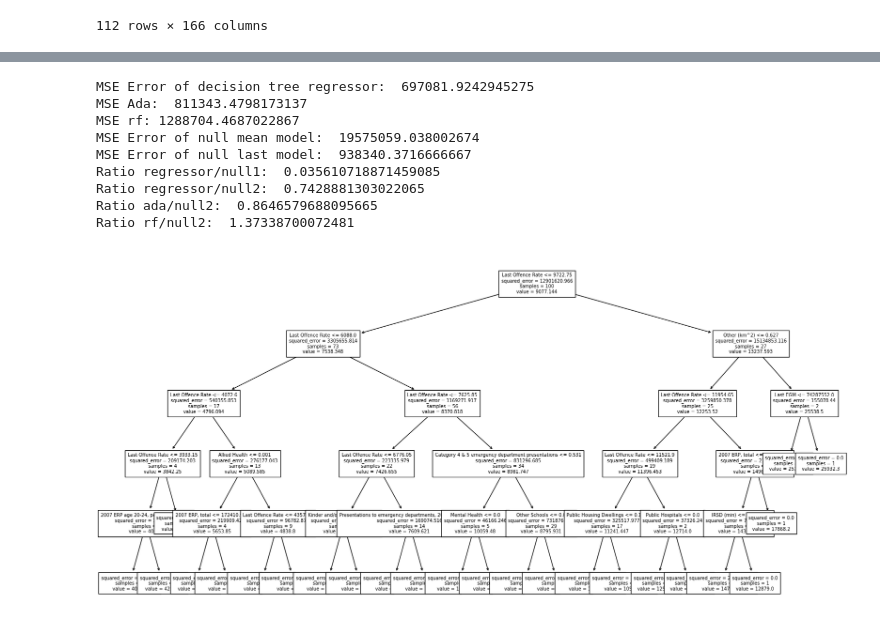
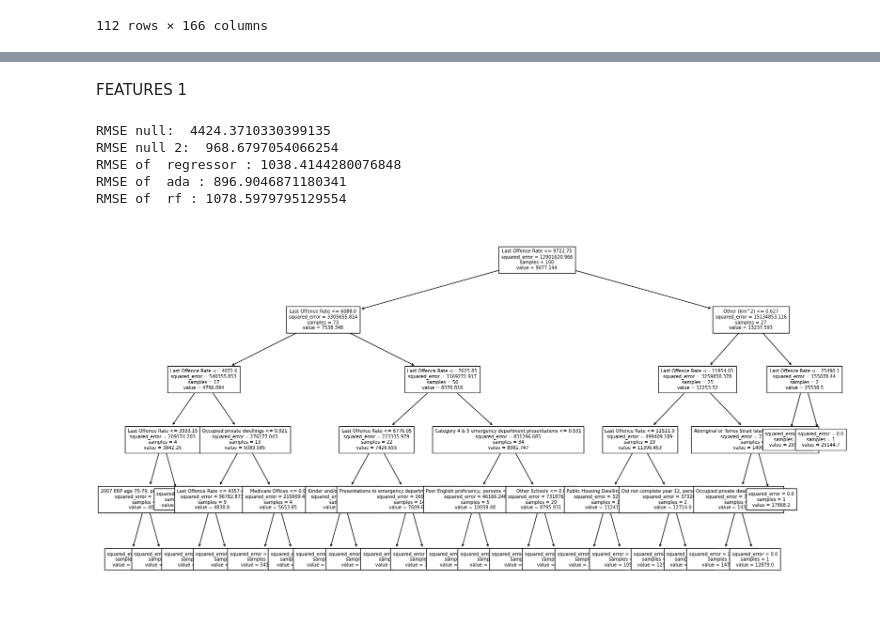
Before and after one commit to khangluong2004/COMP20008_Assignment2, a Jupyter notebook: khang/model.ipynb, the cells around one changed output, grey strips where cells are left out. Drawn from its saved outputs; the diff is of its cells as text; code cells hidden in the pictures.

```diff
--- a/khang/model.ipynb
+++ b/khang/model.ipynb
@@ -87,3 +112,15 @@ modelData
 | 110 | 2015 | 5198.3 | 94.497165 | 1652.413568 | 0.512327 | 0.704602 | ... |
 | 111 | 2015 | 10855.3 | 295.724573 | 5694.101866 | 3.272194 | 4.047691 | ... |
 112 rows × 166 columns
+# %%
+# Add the pca of all attributes (since decision tree doesn't deal with combinations of factor)
+from sklearn.decomposition import PCA
+
+sklearn_pca = PCA(n_components=1)
+X = modelData.drop(columns=["Rate per 100,000 population", "Year"])
+features_pca = sklearn_pca.fit_transform(X)
+
+modelData["pca"] = features_pca
+explained_var = sklearn_pca.explained_variance_ratio_
+print("Variance explained by each PCA feature: ", explained_var)
+print("Total explained: ", sum(explained_var))
@@ -90,3 +130,5 @@ modelData
+# %% [markdown]
+FEATURES 1
 # %%
 def getSplitAttributes(tree_rules: str):
     # Parsing the split attributes
@@ -107,8 +149,13 @@ from sklearn.tree import DecisionTreeRegressor
 from sklearn.ensemble import AdaBoostRegressor
 from sklearn.ensemble import RandomForestRegressor
 
+DEPTH = 5
+
 models = {
-    "regressor":
+    "regressor": DecisionTreeRegressor(max_depth=DEPTH, random_state=1301267),
+    "ada": AdaBoostRegressor(
+        DecisionTreeRegressor(max_depth=DEPTH), n_estimators=400, random_state=1301266),
+    "rf": RandomForestRegressor(n_estimators=100, max_depth=DEPTH)
 }
 # %%
 # Use hold out for now
@@ -125,74 +172,58 @@ from sklearn.metrics import mean_squared_error
 # to construct a new datasets => Train a new tree on top of it
 # At the end, with 300 iterations, around 300 decision trees are built and used for regression
 
-DEPTH = 5
-decisionTreeRegressor = DecisionTreeRegressor(max_depth=DEPTH, random_state=1301267)
-adaboostRegressor = AdaBoostRegressor(
-    DecisionTreeRegressor(max_depth=DEPTH), n_estimators=400, random_state=1301266
-)
-rf = RandomForestRegressor(n_estimators=100, max_depth=DEPTH)
 
 X = modelData.drop(columns=["Rate per 100,000 population", "Year"])
 y = modelData["Rate per 100,000 population"]
 
 # 19 random state yields some odd precision, likely due to how the split is constructed
 X_train, X_test, y_train, y_test = train_test_split(X, y, test_size=0.10, random_state=100)
 
-decisionTreeRegressor.fit(X_train, y_train)
-adaboostRegressor.fit(X_train, y_train)
-rf.fit(X_train, y_train)
+predicts = {}
 
-y_predict = decisionTreeRegressor.predict(X_test)
-y_predict2 = adaboostRegressor.predict(X_test)
-y_predict3 = rf.predict(X_test)
+for name in models:
+    model = models[name]
+    models[name] = model.fit(X_train, y_train)
+    y_predict = model.predict(X_test)
+    predicts[name] = y_predict
+
 
 y_null_predict = [y_train.mean()] * len(X_test)
 y_null_2 = X_test["Last Offence Rate"]
 
-mse_regressor = mean_squared_error(y_test, y_predict)
-mse_ada = mean_squared_error(y_test, y_predict2)
-mse_rf = mean_squared_error(y_test, y_predict3)
-
 mse_null = mean_squared_error(y_test, y_null_predict)
 mse_null_2 = mean_squared_error(y_test, y_null_2)
 
+print("RMSE null: ", np.sqrt(mse_null))
+print("RMSE null 2: ", np.sqrt(mse_null_2))
 
-print("MSE Error of decision tree regressor: ", mse_regressor)
-print("MSE Ada: ", mse_ada)
-print("MSE rf:",  mse_rf)
-print("MSE Error of null mean model: ", mse_null)
-print("MSE Error of null last model: ", mse_null_2)
-print("Ratio regressor/null1: ", mse_regressor/mse_null)
-print("Ratio regressor/null2: ", mse_regressor/mse_null_2)
-print("Ratio ada/null2: ", mse_ada/mse_null_2)
+for name in models:
+    rmse = np.sqrt(mean_squared_error(predicts[name], y_test))
+    print("RMSE of ", name, ":", rmse)
 
-print("Ratio rf/null2: ", mse_rf/mse_null_2)
+
 
 # Check the decision tree regressor
 fig, axe = plt.subplots(figsize=(20,10))
-plot_tree(decisionTreeRegressor,
+plot_tree(models["regressor"],
           feature_names=X_train.columns,
           ax=axe,
           fontsize=7)
 plt.show()
 
 # Use text
-tree_rules = export_text(decisionTreeRegressor, feature_names=list(X_train))
+tree_rules = export_text(models["regressor"], feature_names=list(X_train))
 print(tree_rules)
 
 print("Concise list of attributes")
 print(pd.Series(getSplitAttributes(tree_rules)).value_counts())
 # %% [output]
-MSE Error of decision tree regressor:  697081.9242945275
-MSE Ada:  811343.4798173137
-MSE rf: 1288704.4687022867
-MSE Error of null mean model:  19575059.038002674
-MSE Error of null last model:  938340.3716666667
-Ratio regressor/null1:  0.035610718871459085
-Ratio regressor/null2:  0.7428881303022065
-Ratio ada/null2:  0.8646579688095665
-Ratio rf/null2:  1.37338700072481
+RMSE null:  4424.3710330399135
+RMSE null 2:  968.6797054066254
+RMSE of  regressor : 1038.4144280076848
+RMSE of  ada : 896.9046871180341
+RMSE of  rf : 1078.5979795129554
-[figure, old version]
+[figure, new version]
 |--- Last Offence Rate <= 9722.75
 |   |--- Last Offence Rate <= 6088.00
 |   |   |--- Last Offence Rate <= 4072.60
```
Also changed, not shown: parts of 10 cells of this notebook, 1 other file.
